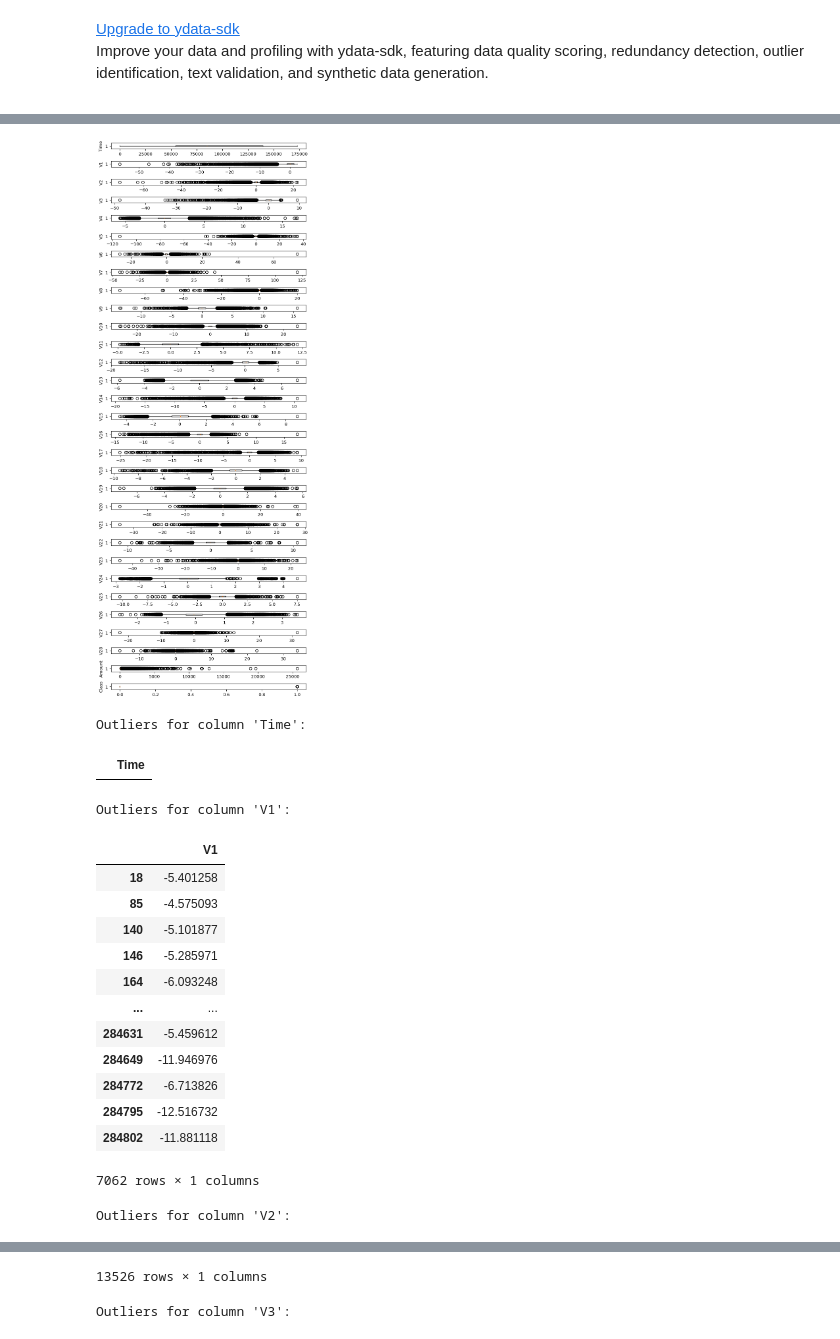
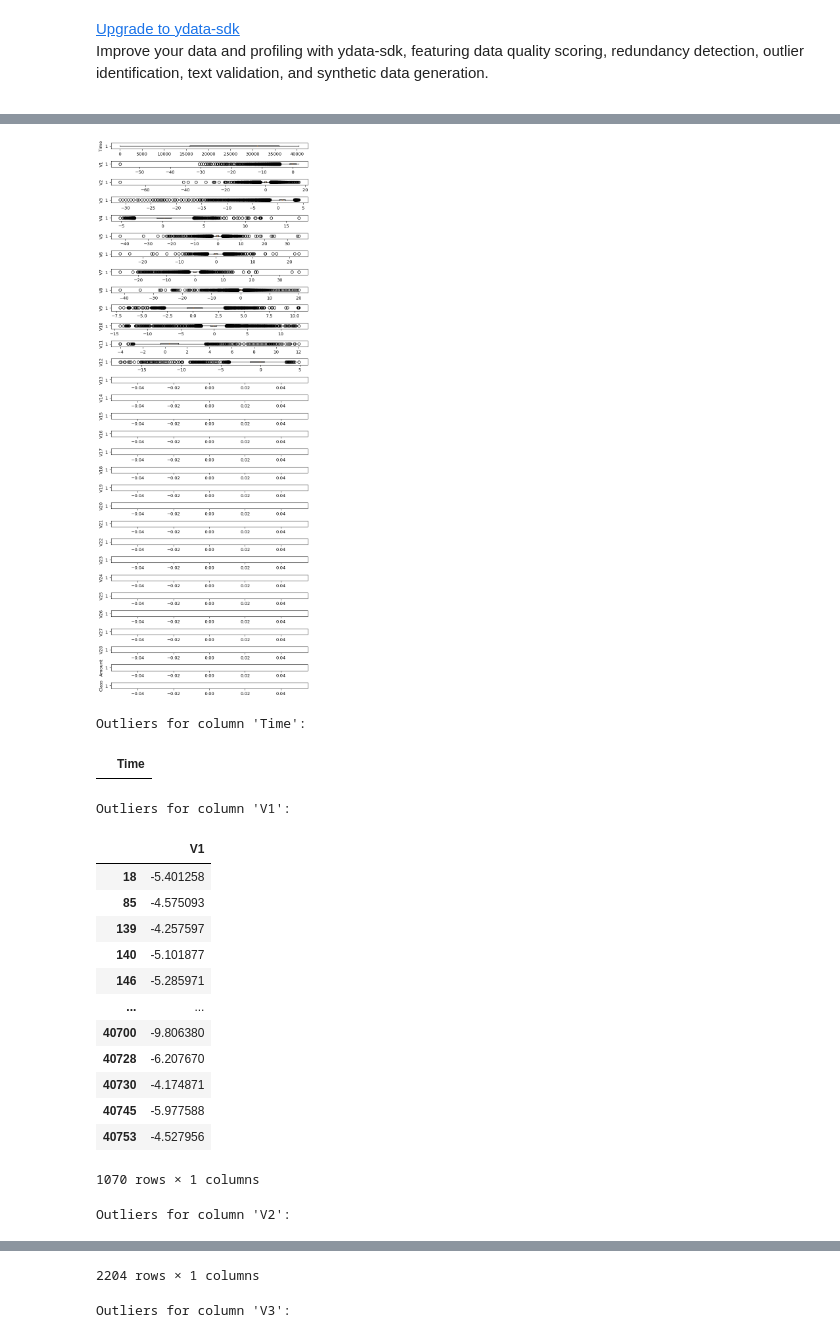
Before and after one commit to KrisDA-1/ML.Fraud_Detection, a Jupyter notebook: ML_FinalAssessment.ipynb, the cells around one changed output, grey strips where cells are left out. Drawn from its saved outputs; the diff is of its cells as text; code cells hidden in the pictures.

```diff
--- a/ML_FinalAssessment.ipynb
+++ b/ML_FinalAssessment.ipynb
@@ -71,0 +60,4 @@ df.head()
+# %%
+##Read the CSV file and display the first rows of the DataFrame
+df=pd.read_csv('creditcard.csv')
+df.head()
@@ -96,0 +197,3 @@ dtype: int64
+# %%
+##Delete missing values by keeping original DataFrame intact
+df_new = df.drop(df.index[40772])
@@ -97,42 +223,42 @@ dtype: int64
 # %%
 # Visualise outliers
-df.describe()
+df_new.describe()
 
 fig,axs=plt.subplots(len(df.columns),1,figsize=(7,18),dpi=95)
 for i, col in enumerate(df.columns):
   axs[i].boxplot(df[col], vert=False)
   axs[i].set_ylabel(col)
 plt.tight_layout()
 plt.show()
 
 # Calculate and print outliers for each column
 for col in df.columns:
   Q1 = df[col].quantile(0.25)
   Q3 = df[col].quantile(0.75)
   IQR = Q3 - Q1
   lower_bound = Q1 - 1.5 * IQR
   upper_bound = Q3 + 1.5 * IQR
-  outliers = df[(df[col] < lower_bound) | (df[col] > upper_bound)]
+  outliers = df_new[(df_new[col] < lower_bound) | (df_new[col] > upper_bound)]
   print(f"Outliers for column '{col}':")
   display(outliers[[col]])
 # %% [output]
-[figure, old version]
+[figure, new version]
 Outliers for column 'Time':
 |  | Time |
 Outliers for column 'V1':
 |  | V1 |
 | 18 | -5.401258 |
 | 85 | -4.575093 |
+| 139 | -4.257597 |
 | 140 | -5.101877 |
 | 146 | -5.285971 |
-| 164 | -6.093248 |
 | ... | ... |
-| 284631 | -5.459612 |
-| 284649 | -11.946976 |
-| 284772 | -6.713826 |
-| 284795 | -12.516732 |
-| 284802 | -11.881118 |
+| 40700 | -9.806380 |
+| 40728 | -6.207670 |
+| 40730 | -4.174871 |
+| 40745 | -5.977588 |
+| 40753 | -4.527956 |
-7062 rows × 1 columns
+1070 rows × 1 columns
 Outliers for column 'V2':
 |  | V2 |
 | 18 | -5.450148 |
@@ -149,3 +275,3 @@ Outliers for column 'V2':
-13526 rows × 1 columns
+2204 rows × 1 columns
 Outliers for column 'V3':
 |  | V3 |
```
Also changed, not shown: parts of 21 cells of this notebook.
